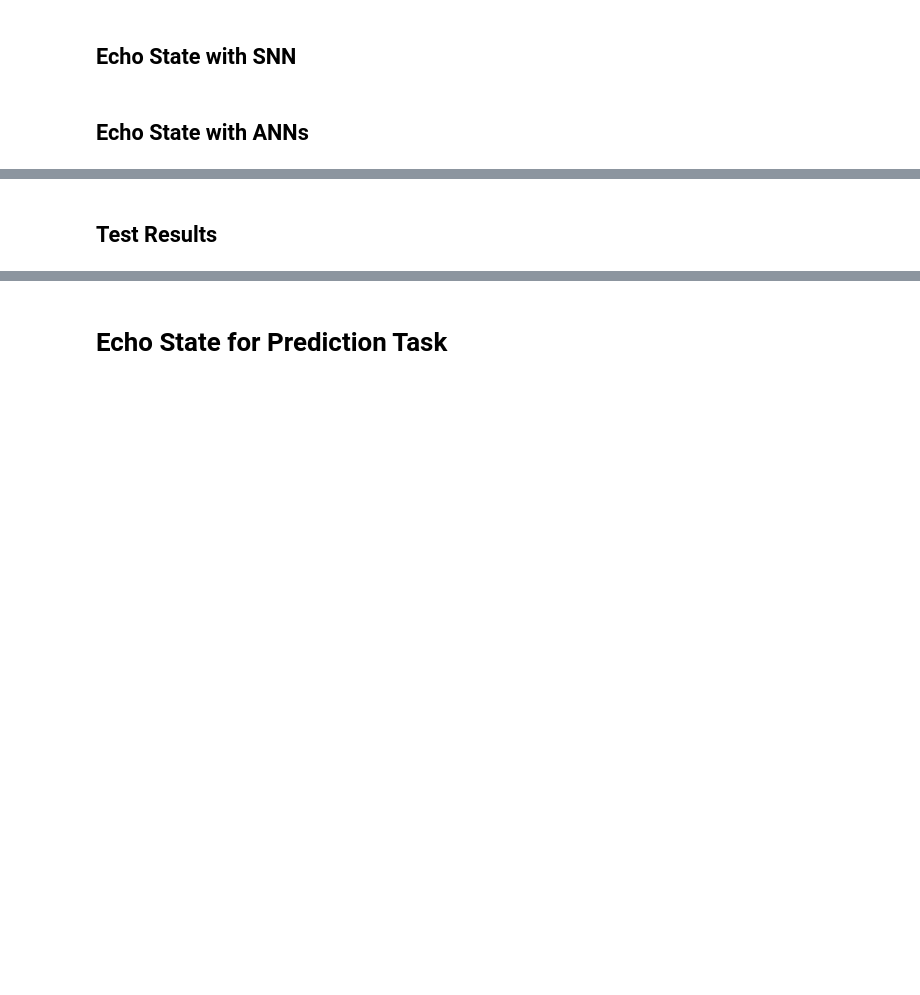
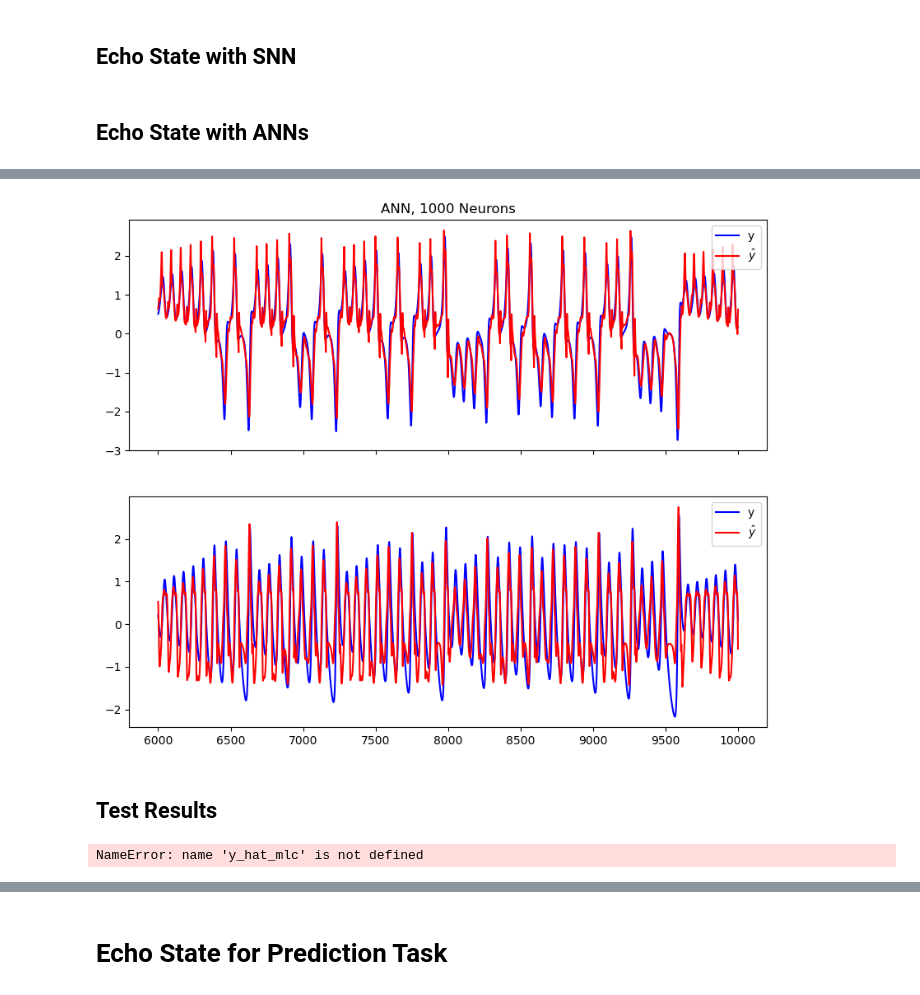
Before and after one commit to themahani/ml_force_research, a Jupyter notebook: morris_lecar/echo_state.ipynb, the cells around one changed output, grey strips where cells are left out. Saved outputs shown, nothing was run; the diff lists cells and outputs as text; code cells hidden in the pictures; blank space fills up the shorter version.

```diff
--- a/morris_lecar/echo_state.ipynb
+++ b/morris_lecar/echo_state.ipynb
@@ -137,6 +153,7 @@ y_hat_mlc = mlc_esn.predict(x_test)
 t_test = t[nt_train:]
 
 fig, ax = plt.subplots(figsize=(10, 8), nrows=len(y_axes), sharex=True)
+ax[0].set_title(f"SNN, {mlc_esn.n_hidden} Neurons")
 
 for i_ax in range(len(ax)):
     ax[i_ax].plot(t_test, y_test[:, i_ax].cpu().numpy(), 'b-', label='y')
@@ -203,6 +303,6 @@ class ANN_ESN(torch.nn.Module):
 ann_res = ANN_ESN(
     n_hidden=1000, n_output=len(y_axes), n_input=len(x_axes),
     device=device, dtype=torch.float32,
-    w_in_amp=50.0, w_res_amp=1.0
+    w_in_amp=.2, w_res_amp=.04, bias=0.2
     )
 # %%
@@ -212,27 +332,32 @@ y_hat = ann_res.predict(x_test)
 # %%
 t_test = t[nt_train:]
 
 fig, ax = plt.subplots(figsize=(10, 8), nrows=len(y_axes), sharex=True)
 
+ax[0].set_title(f"ANN, {ann_res.n_hidden} Neurons")
 for i_ax in range(len(ax)):
     ax[i_ax].plot(t_test, y_test[:, i_ax].cpu().numpy(), 'b-', label='y')
     ax[i_ax].plot(t_test, y_hat[:, i_ax].cpu().numpy(), 'r-', label=r'$\hat{y}$')
     ax[i_ax].legend(loc='upper right')
 plt.show()
+# %% [output]
+[figure, added]
 # %% [markdown]
 ## Test Results
 # %%
 from scipy.signal import find_peaks
 
-dist = 500
-prom = .5
+dist = 300
+
 peaks_orig = find_peaks(sup_test[:, 2].cpu().numpy(), distance=dist)[0]
-peaks_snn = find_peaks(y_hat_mlc.cpu().numpy().ravel(), distance=dist, prominence=prom)[0]
-peaks_ann = find_peaks(y_hat.cpu().numpy().ravel(), distance=dist, prominence=prom)[0]
+peaks_snn = find_peaks(y_hat_mlc[:, 1].cpu().numpy().ravel(), distance=dist)[0]
+peaks_ann = find_peaks(y_hat[:, 1].cpu().numpy().ravel(), distance=dist)[0]
 
 vals_orig = sup_test[peaks_orig, 2].cpu().numpy()
 vals_snn = y_hat_mlc.cpu().numpy().ravel()[peaks_snn]
 vals_ann = y_hat.cpu().numpy().ravel()[peaks_ann]
+# %% [output]
+NameError: name 'y_hat_mlc' is not defined
 # %%
 fig, ax = plt.subplots(figsize=(15, 5), ncols=3)
 
```
Also changed, not shown: parts of 25 cells of this notebook.
